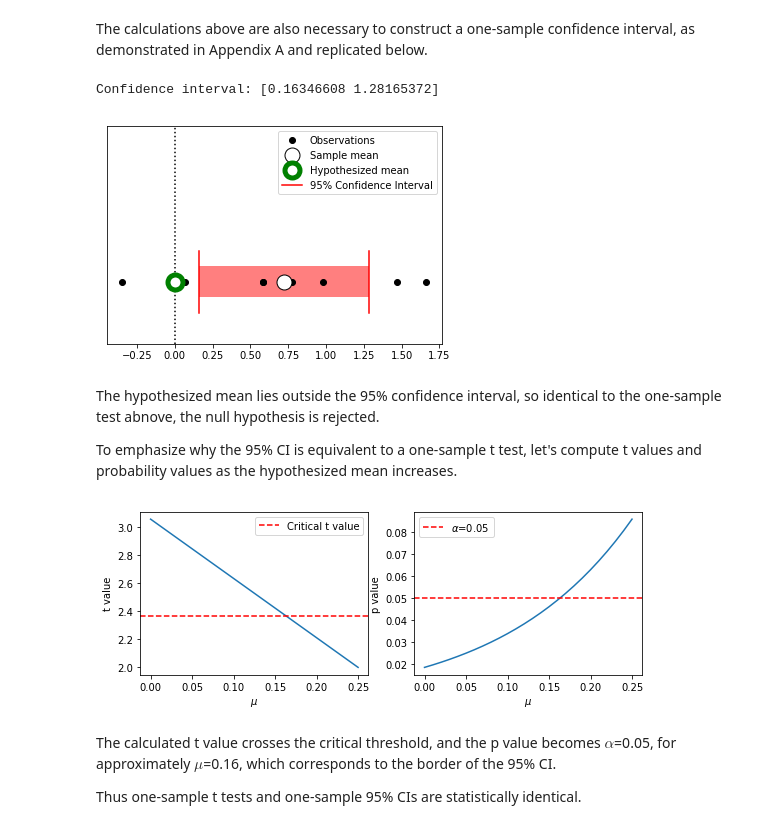
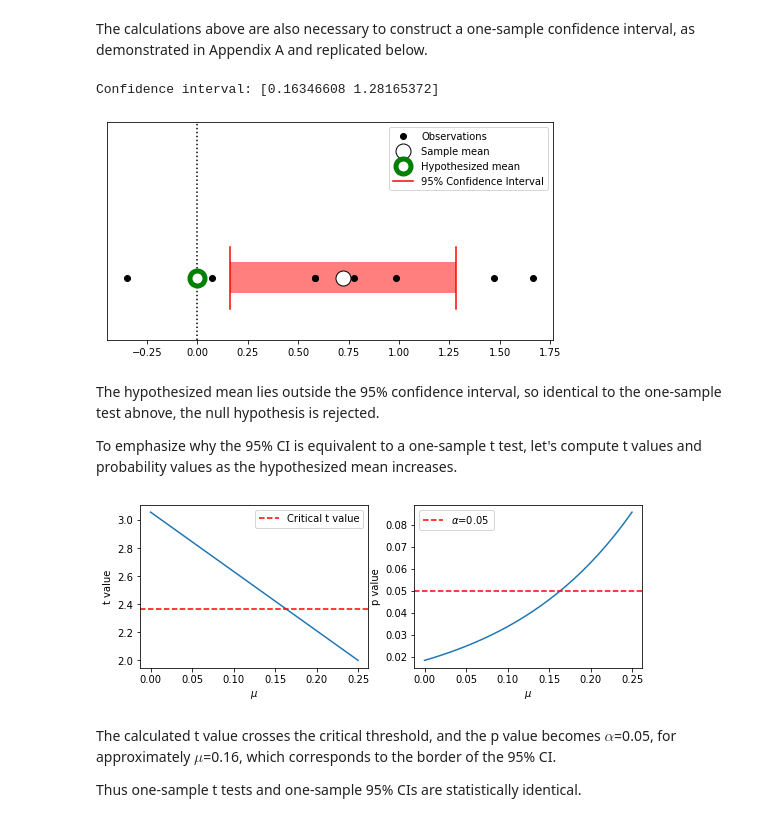
Before and after one commit to 0todd0000/cr1d, a Jupyter notebook: Notebooks/ipynb/AppendixC.ipynb, the cells around one changed output. Drawn from its saved outputs; the diff is of its cells as text; code cells hidden in the pictures.

```diff
--- a/Notebooks/ipynb/AppendixC.ipynb
+++ b/Notebooks/ipynb/AppendixC.ipynb
@@ -57,8 +63,10 @@ Critical threshold: 1.895
 # %% [markdown]
 The calculations above are also necessary to construct a one-sample confidence interval, as demonstrated in Appendix A and replicated below.
 # %%
-
 def confidence_interval(y, alpha=0.05):
+    '''
+    Calculate confidence intervale for univariate 0D data
+    '''
     ybar  = y.mean()                   #sample mean
     s     = y.std(ddof=1)              #sample standard deviation
     df    = J - 1                      #degrees of freedom
@@ -69,6 +77,9 @@ def confidence_interval(y, alpha=0.05):
 
 
 def plot_data(ax, y, mu=0, plot_sample_mean=True, population_mean=None):
+    '''
+    Scatter plot for univariate 0D data
+    '''
     ax.plot(y, np.zeros(J), 'ko', label='Observations')
     if plot_sample_mean:
         ax.plot(y.mean(), 0, 'ko', label='Sample mean', ms=15, mfc='w')
@@ -77,37 +88,40 @@ def plot_data(ax, y, mu=0, plot_sample_mean=True, population_mean=None):
         ax.plot(mu, 0, 'go', label='Hypothesized mean', ms=15, mfc='w', mew=5)
         ax.axvline(mu, color='k', ls=':', zorder=-1)
 
 
 def plot_interval(y, interval, color='r', height=1, alpha=0.05, label='Confidence Interval', zorder=0):
+    '''
+    Plot specified interval for univariate 0D data
+    '''
     h,hh     = height, 0.5 * height
     x        = interval
     ax.plot( [x[0]]*2, [-h, h], color=color, label='%d%s %s' %(100*(1-alpha),'%', label), zorder=zorder)
     ax.plot( [x[1]]*2, [-h, h], color=color, zorder=zorder)
     vertices = [(x[0],-hh), (x[1],-hh),    (x[1],hh), (x[0],hh)]
     patches  = PatchCollection([Polygon(vertices)])
     ax.add_collection(patches)
-    pyplot.setp(patches, facecolor=color, alpha=0.5, linewidth=0, zorder=zorder)
+    plt.setp(patches, facecolor=color, alpha=0.5, linewidth=0, zorder=zorder)
     ax.set_ylim(-2, 5)
     ax.set_yticks([])
 
 
 
 
 
 # compute 95% confidence interval:
 ci  = confidence_interval(y, alpha)
 print('Confidence interval: %s' %ci)
 
 
 # plot:
-ax  = pyplot.axes()
+fig, ax = plt.subplots(1, 1, figsize=(8, 4))
 plot_data(ax, y, plot_sample_mean=True, population_mean=0)
 plot_interval(ax, ci)
 ax.legend()
-pyplot.show()
+plt.show()
 # %% [output]
 Confidence interval: [0.16346608 1.28165372]
-[figure, old version]
+[figure, new version]
 # %% [markdown]
 The hypothesized mean lies outside the 95% confidence interval, so identical to the one-sample test abnove, the null hypothesis is rejected.
 
@@ -119,24 +133,24 @@ p   = [2*stats.t.sf(tt, J-1) for tt in t]
 c   = stats.t.isf(alpha/2, J-1)
 
 # plot:
-pyplot.figure(figsize=(9,3))
-ax  = pyplot.subplot(121)
+plt.figure(figsize=(9,3))
+ax  = plt.subplot(121)
 ax.plot(MU, t)
 ax.axhline(c, color='r', ls='--', label='Critical t value')
 ax.set_xlabel('$\mu$')
 ax.set_ylabel('t value')
 ax.legend()
 
-ax  = pyplot.subplot(122)
+ax  = plt.subplot(122)
 ax.plot(MU, p)
 ax.axhline(0.05, color='r', ls='--', label=r'$\alpha$=0.05')
 ax.set_xlabel('$\mu$')
 ax.set_ylabel('p value')
 ax.legend()
 
-pyplot.show()
+plt.show()
 # %% [output]
-[figure, old version]
+[figure, new version]
 # %% [markdown]
 The calculated t value crosses the critical threshold, and the p value becomes $\alpha$=0.05, for approximately $\mu$=0.16, which corresponds to the border of the 95% CI.
 
```
Also changed, not shown: parts of 10 cells of this notebook, 7 other files.
